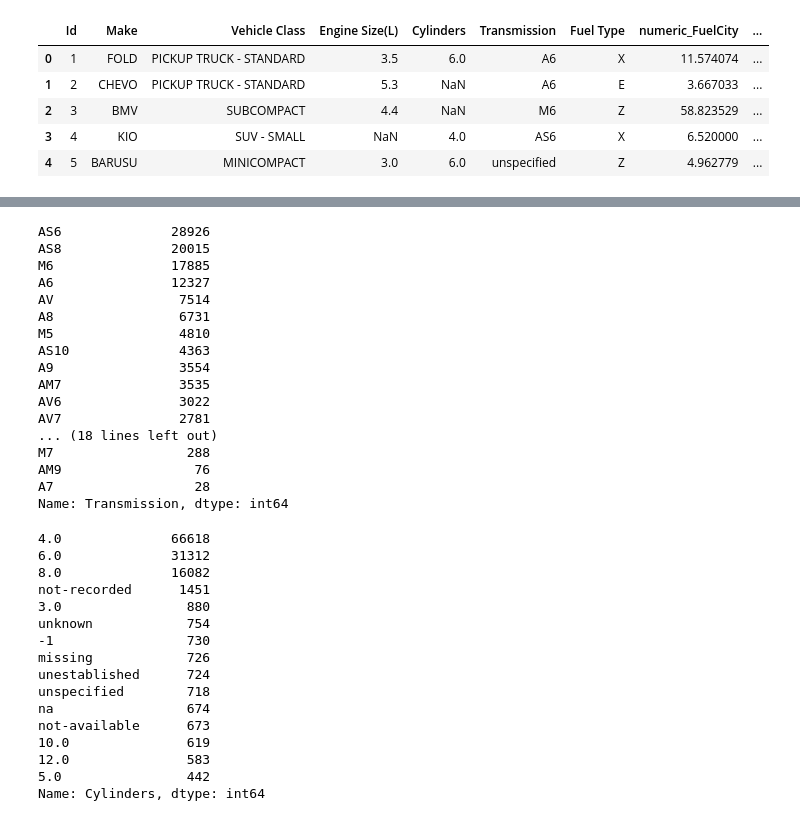
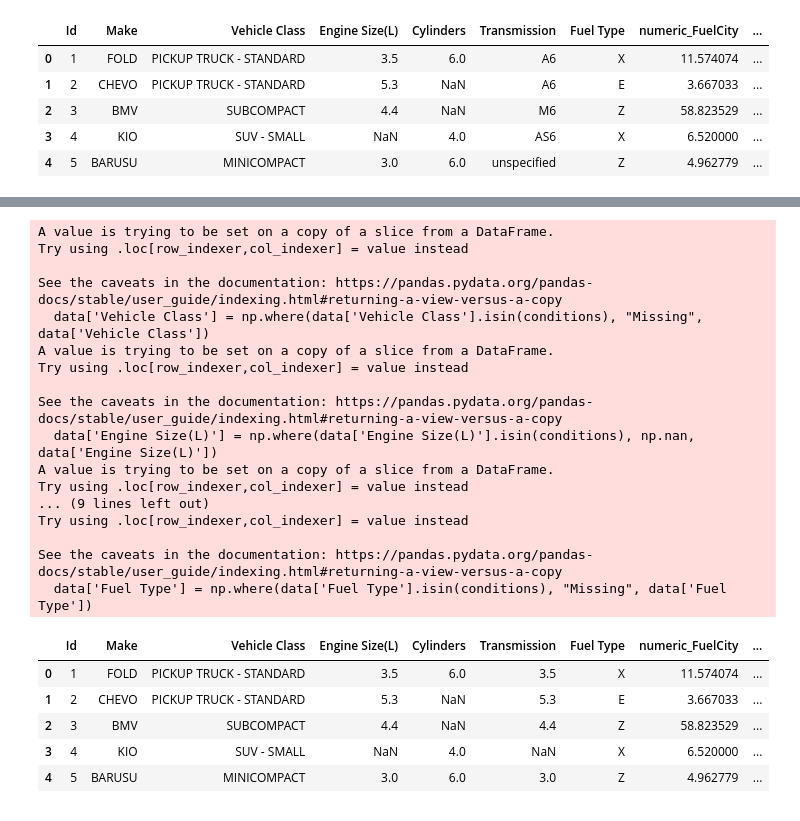
Before and after one commit to radyadhewa/Kaggle-Data-Slayer-2023, a Jupyter notebook: data-slayer.ipynb, the cells around one changed output, grey strips where cells are left out. Cells and saved outputs as stored; diff of their text form; code cells hidden in the pictures.

```diff
--- a/data-slayer.ipynb
+++ b/data-slayer.ipynb
@@ -468,7 +478,8 @@ df_train.head()
 | 3 | 4 | KIO | SUV - SMALL | NaN | 4.0 | AS6 | X | ... |
 | 4 | 5 | BARUSU | MINICOMPACT | 3.0 | 6.0 | unspecified | Z | ... |
 # %%
-df_train = df_train[['Id', 'Make', 'Vehicle Class', 'Engine Size(L)', 'Cylinders', 'Transmission', 'Fuel Type', 'numeric_FuelCity', 'numeric_FuelComb', 'numeric_FuelComb', 'CO2 Emissions(g/km)']]
+df_train = df_train[['Id', 'Make', 'Vehicle Class', 'Engine Size(L)', 'Cylinders', 'Transmission', 'Fuel Type',
+                     'numeric_FuelCity', 'numeric_FuelComb', 'numeric_FuelComb', 'CO2 Emissions(g/km)']]
 df_train.head()
 # %% [output]
 |  | Id | Make | Vehicle Class | Engine Size(L) | Cylinders | Transmission | Fuel Type | numeric_FuelCity | ... |
@@ -480,2 +493,8 @@ df_train.head()
 # %%
-def Replace_Value_(d)
+def Replace_Value(data):
+    conditions = ['not-recorded', 'missing', 'na', 'not-available', 'unspecified','unestablished','unknown','-1']
+    data['Vehicle Class'] = np.where(data['Vehicle Class'].isin(conditions), "Missing", data['Vehicle Class'])
+    data['Engine Size(L)'] = np.where(data['Engine Size(L)'].isin(conditions), np.nan, data['Engine Size(L)'])
+    data['Cylinders'] = np.where(data['Cylinders'].isin(conditions), np.nan, data['Cylinders'])
+    data['Transmission'] = np.where(data['Transmission'].isin(conditions), "Missing", data['Engine Size(L)'])
+    data['Fuel Type'] = np.where(data['Fuel Type'].isin(conditions), "Missing", data['Fuel Type'])
@@ -496,39 +501,27 @@ def Replace_Value_(d)
 # %%
-df_train['Transmission'].value_counts()
+Replace_Value(df_train)
+df_train.head()
 # %% [output]
-AS6              28926
-AS8              20015
-M6               17885
-A6               12327
-AV                7514
-A8                6731
-M5                4810
-AS10              4363
-A9                3554
-AM7               3535
-AV6               3022
-AV7               2781
-... (18 lines left out)
-M7                 288
-AM9                 76
-A7                  28
-Name: Transmission, dtype: int64
+A value is trying to be set on a copy of a slice from a DataFrame.
+Try using .loc[row_indexer,col_indexer] = value instead
+
+See the caveats in the documentation: https://pandas.pydata.org/pandas-docs/stable/user_guide/indexing.html#returning-a-view-versus-a-copy
+  data['Vehicle Class'] = np.where(data['Vehicle Class'].isin(conditions), "Missing", data['Vehicle Class'])
+A value is trying to be set on a copy of a slice from a DataFrame.
+Try using .loc[row_indexer,col_indexer] = value instead
+
+See the caveats in the documentation: https://pandas.pydata.org/pandas-docs/stable/user_guide/indexing.html#returning-a-view-versus-a-copy
+  data['Engine Size(L)'] = np.where(data['Engine Size(L)'].isin(conditions), np.nan, data['Engine Size(L)'])
+A value is trying to be set on a copy of a slice from a DataFrame.
+Try using .loc[row_indexer,col_indexer] = value instead
+... (9 lines left out)
+Try using .loc[row_indexer,col_indexer] = value instead
+
+See the caveats in the documentation: https://pandas.pydata.org/pandas-docs/stable/user_guide/indexing.html#returning-a-view-versus-a-copy
+  data['Fuel Type'] = np.where(data['Fuel Type'].isin(conditions), "Missing", data['Fuel Type'])
+|  | Id | Make | Vehicle Class | Engine Size(L) | Cylinders | Transmission | Fuel Type | numeric_FuelCity | ... |
+| 0 | 1 | FOLD | PICKUP TRUCK - STANDARD | 3.5 | 6.0 | 3.5 | X | 11.574074 | ... |
+| 1 | 2 | CHEVO | PICKUP TRUCK - STANDARD | 5.3 | NaN | 5.3 | E | 3.667033 | ... |
+| 2 | 3 | BMV | SUBCOMPACT | 4.4 | NaN | 4.4 | Z | 58.823529 | ... |
+| 3 | 4 | KIO | SUV - SMALL | NaN | 4.0 | NaN | X | 6.520000 | ... |
+| 4 | 5 | BARUSU | MINICOMPACT | 3.0 | 6.0 | 3.0 | Z | 4.962779 | ... |
-# %%
-df_train['Cylinders'].value_counts()
-# %% [output]
-4.0              66618
-6.0              31312
-8.0              16082
-not-recorded      1451
-3.0                880
-unknown            754
--1                 730
-missing            726
-unestablished      724
-unspecified        718
-na                 674
-not-available      673
-10.0               619
-12.0               583
-5.0                442
-Name: Cylinders, dtype: int64
```
Also changed, not shown: parts of 12 cells of this notebook.
